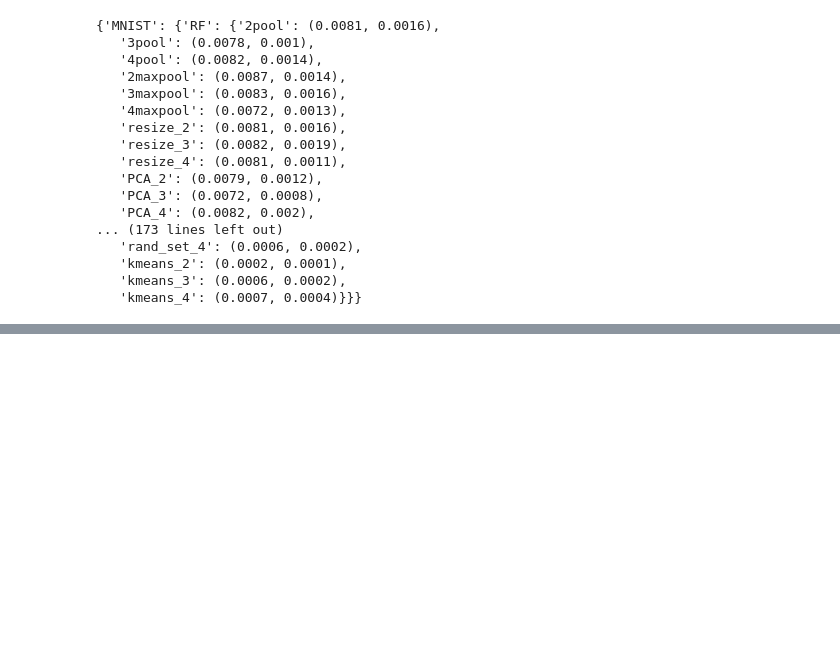
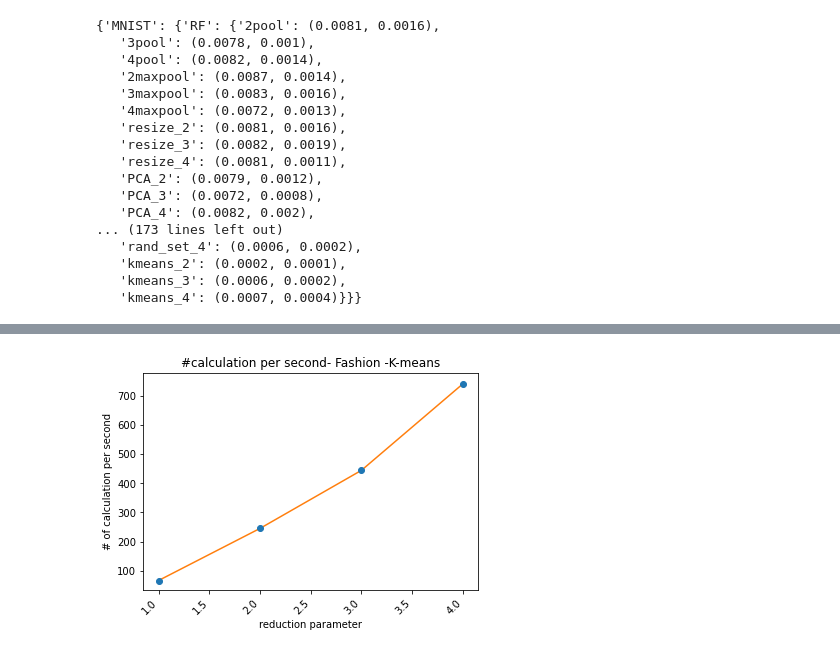
Before and after one commit to Liel-leman/Geometric-Calibrator, a Jupyter notebook: Improve_graphs.ipynb, the cells around one changed output, grey strips where cells are left out. Cells and saved outputs as stored; diff of their text form; code cells hidden in the pictures; blank space fills up the shorter version.

```diff
--- a/Improve_graphs.ipynb
+++ b/Improve_graphs.ipynb
@@ -402,0 +463,4 @@ plt.show()
+# %%
+create_plot_time(df,'Fashion')
+# %% [output]
+[figure, added]
```
Also changed, not shown: parts of 32 cells of this notebook, 3 other files.
